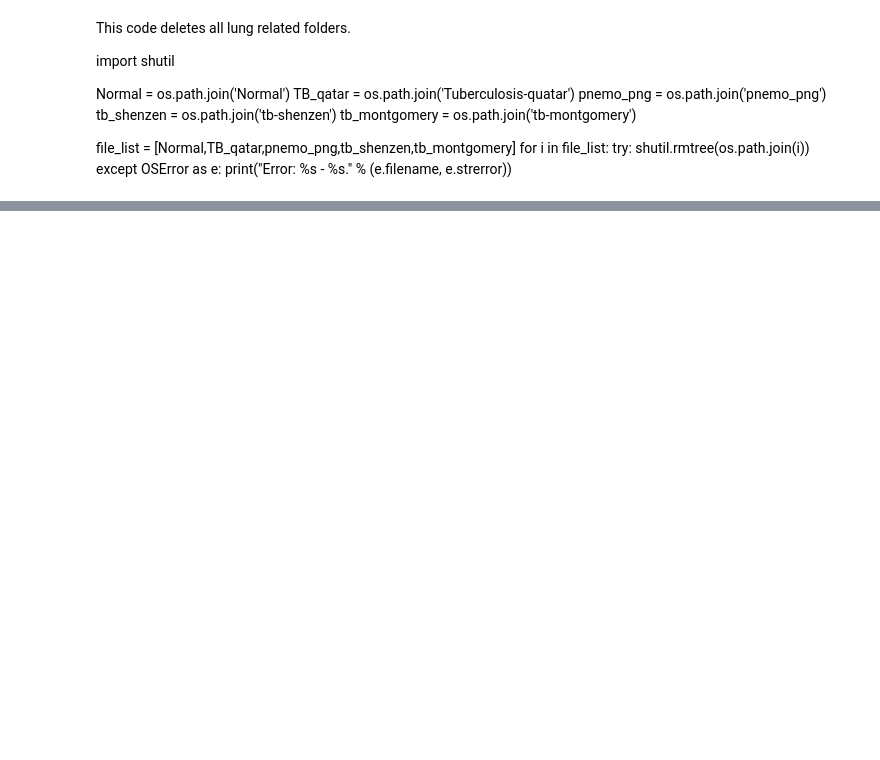
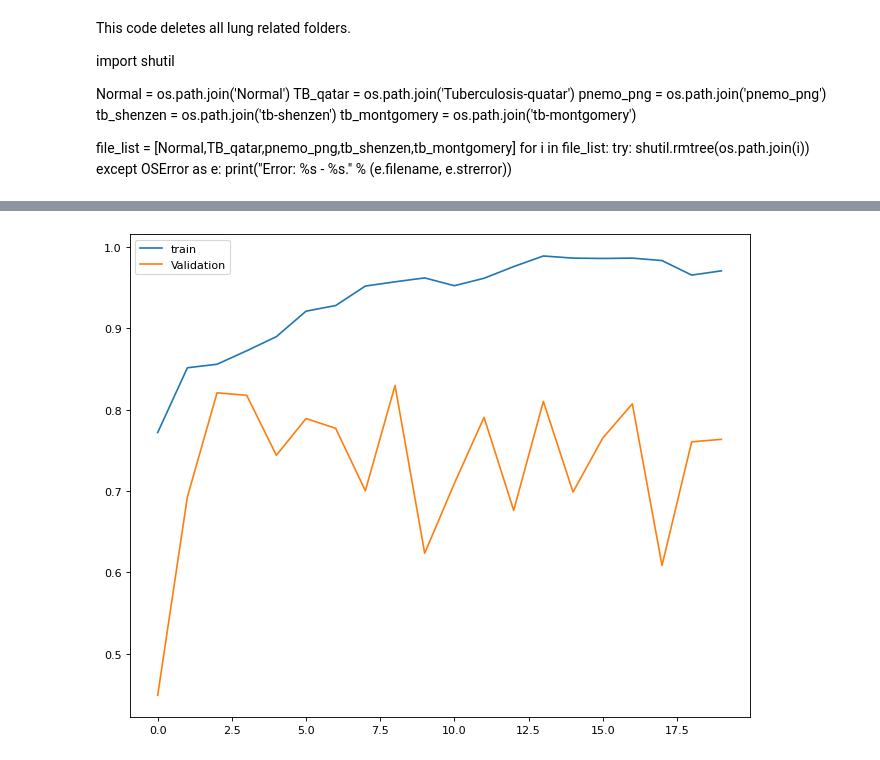
Before and after one commit to Pilot-Khadka/Lung_Disease_Classification, a Jupyter notebook: main.ipynb, the cells around one changed output, grey strips where cells are left out. Saved outputs shown, nothing was run; the diff lists cells and outputs as text; code cells hidden in the pictures; blank space fills up the shorter version.

Commit message:
Added inception-v3

```diff
--- a/main.ipynb
+++ b/main.ipynb
@@ -162,0 +294,18 @@ WARNING:matplotlib.font_manager:findfont: Font family ['Times New Roman'] not fo
+# %%
+base_model = tf.keras.applications.InceptionV3(
+    include_top=False,
+    weights="imagenet",
+    input_tensor=None,
+    input_shape=(224, 224, 3),
+    pooling=None,
+    classes=1000,
+    classifier_activation="softmax",
+)
+base_model.trainables = False
+# %%
+model = keras.Sequential()
+
+model.add(base_model)
+model.add(keras.layers.GlobalAveragePooling2D())
+model.add(keras.layers.Dropout(0.2))
+model.add(keras.layers.Dense(3, activation="softmax"))
@@ -162,0 +333,8 @@ WARNING:matplotlib.font_manager:findfont: Font family ['Times New Roman'] not fo
+# %%
+model.compile(
+    optimizer="adam",
+    loss=tf.keras.losses.SparseCategoricalCrossentropy(),
+    metrics=["accuracy"],
+)
+# %%
+history = model.fit(train_ds, epochs=20, validation_data=val_ds)
@@ -162,0 +359,11 @@ WARNING:matplotlib.font_manager:findfont: Font family ['Times New Roman'] not fo
+# %%
+# Plotting Accuracy
+import matplotlib.pyplot as plt
+
+plt.figure(figsize=(10, 8), dpi=80)
+plt.plot(history.history["accuracy"], label="train")
+plt.plot(history.history["val_accuracy"], label="Validation")
+plt.legend()
+plt.show()
+# %% [output]
+[figure, added]
```
Also changed, not shown: parts of 25 cells of this notebook.
